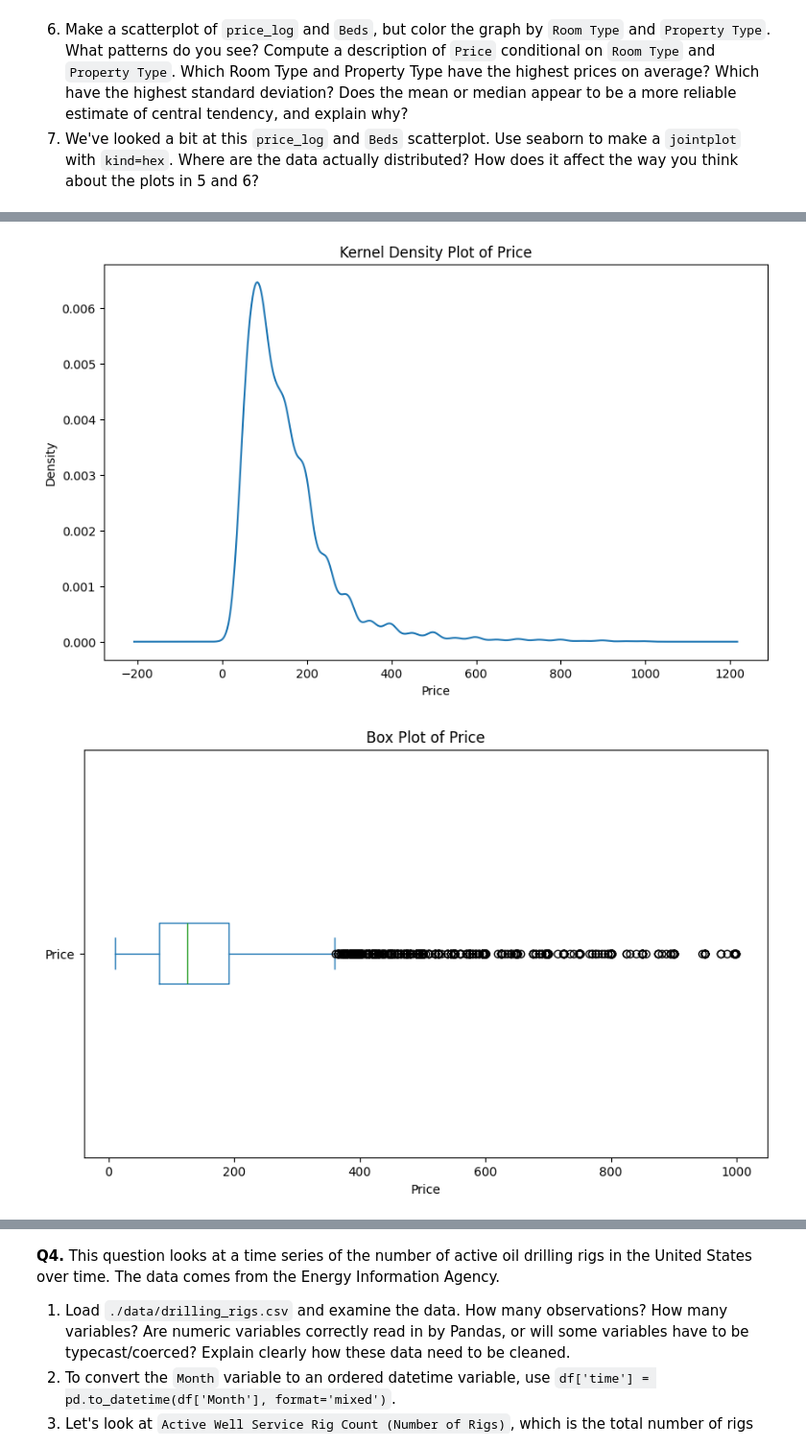
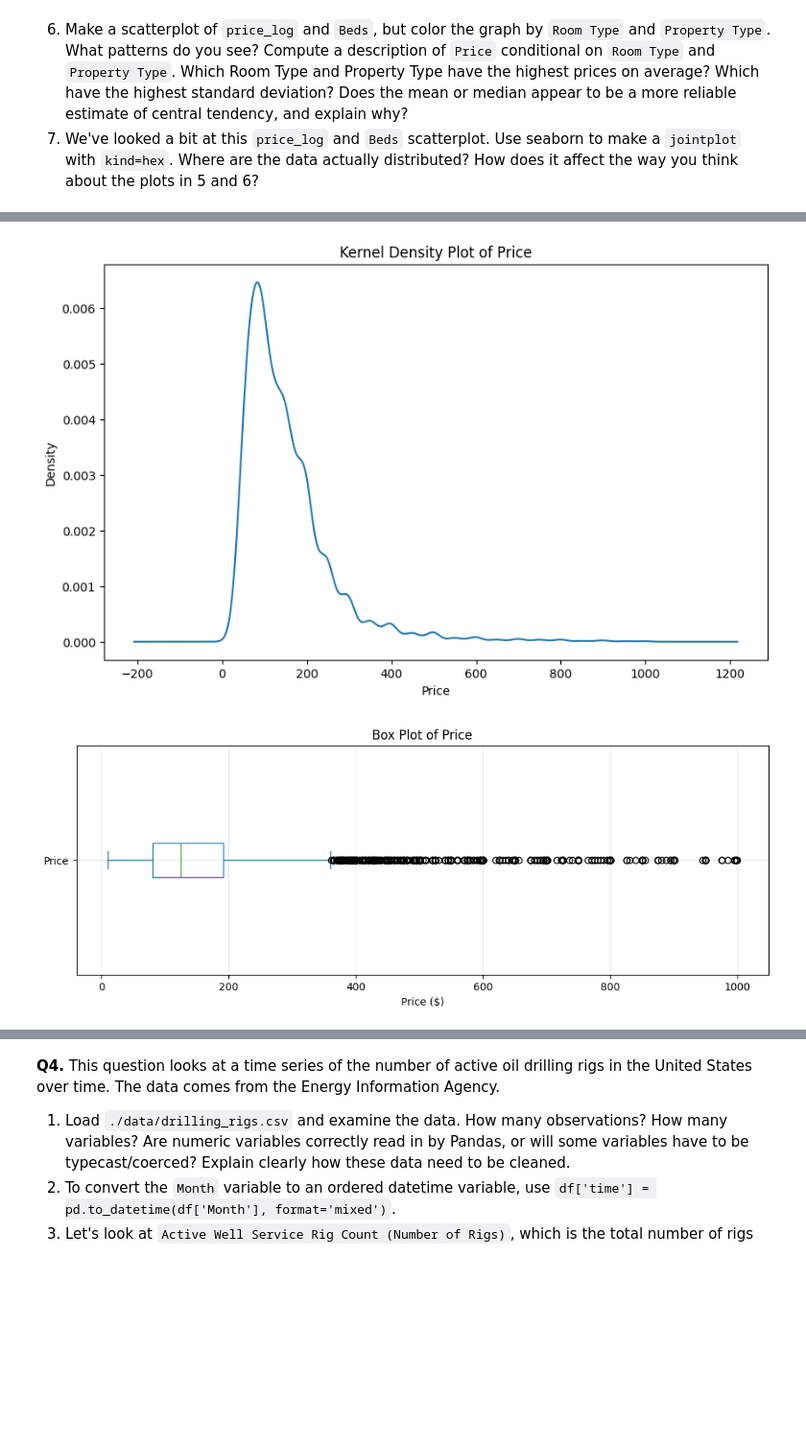
Before and after one commit to allyoshea/EDA, a Jupyter notebook: assignment/assignment.ipynb, the cells around one changed output, grey strips where cells are left out. Shown at 96% size. Saved outputs shown, nothing was run; the diff lists cells and outputs as text; code cells hidden in the pictures; blank space fills up the shorter version.

```diff
--- a/assignment/assignment.ipynb
+++ b/assignment/assignment.ipynb
@@ -375,18 +375,19 @@ plt.ylabel('Density')
 plt.show()
 
 # Box plot
-plt.figure(figsize=(10, 6))
+plt.figure(figsize=(12, 4))
 df['Price'].dropna().plot(kind='box', vert=False)
-plt.xlabel('Price')
+plt.xlabel('Price ($)')
 plt.title('Box Plot of Price')
+plt.grid(True, alpha=0.3)
 plt.show()
 
 # Statistical description
 print("Statistical Summary of Price:")
 print(df['Price'].describe())
-print(df['Price'].isna().sum())  # How many NaN?
-print(df['Price'].notna().sum())  # How many actual values?
-print(df['Price'].min(), df['Price'].max())
+
+
+
 
 
 #(3) with log
@@ -431,6 +432,13 @@ plt.xlabel('Log_Price')
 plt.ylabel('Density')
 plt.show()
 
+#box plot
+plt.figure(figsize=(12, 4))
+df['Log_Price'].dropna().plot(kind='box', vert=False)
+plt.xlabel('Log_Price ($)')
+plt.title('Box Plot of Price')
+plt.grid(True, alpha=0.3)
+plt.show()
 
 df['Log_Price'].describe()
 
@@ -448,7 +456,7 @@ price_by_beds = df.groupby('Beds')['Price'].describe()
 print(price_by_beds)
 
 # You might also want to see log price grouped by beds
-log_price_by_beds = df.groupby('Beds')['Log_Price'].describe()
+log_price_by_beds = df.groupby('Beds')['Price'].describe()
 #print(log_price_by_beds)
 
 
@@ -488,34 +496,34 @@ print("\n")
 print("Price by Property Type:")
 price_by_property = df.groupby('Property Type')['Price'].describe()
 print(price_by_property)
 
 
 #(6) We've looked a bit at this price_log and Beds scatterplot. Use seaborn to make a jointplot with kind=hex. Where are the data actually distributed? How does it affect the way you think about the plots in 5 and 6?
 
 # Create hexbin jointplot
 sns.jointplot(data=df, x='Beds', y='Log_Price', kind='hex', height=8)
 plt.show()
 # %% [output]
 Host Id                         int64
 Host Since                     object
 Name                           object
 Neighbourhood                  object
 Property Type                  object
 Review Scores Rating (bin)    float64
 Room Type                      object
 Zipcode                       float64
 Beds                          float64
 Number of Records               int64
 Number Of Reviews               int64
 Price                          object
 ... (45 lines left out)
 50%        125.000000
 75%        192.000000
 max        999.000000
 Name: Price, dtype: float64
 [figure]
 [figure]
-[figure, old version]
+[figure, new version]
 Statistical Summary of Price:
 count    30297.000000
 mean       153.357032
```
Also changed, not shown: parts of 2 cells of this notebook.
